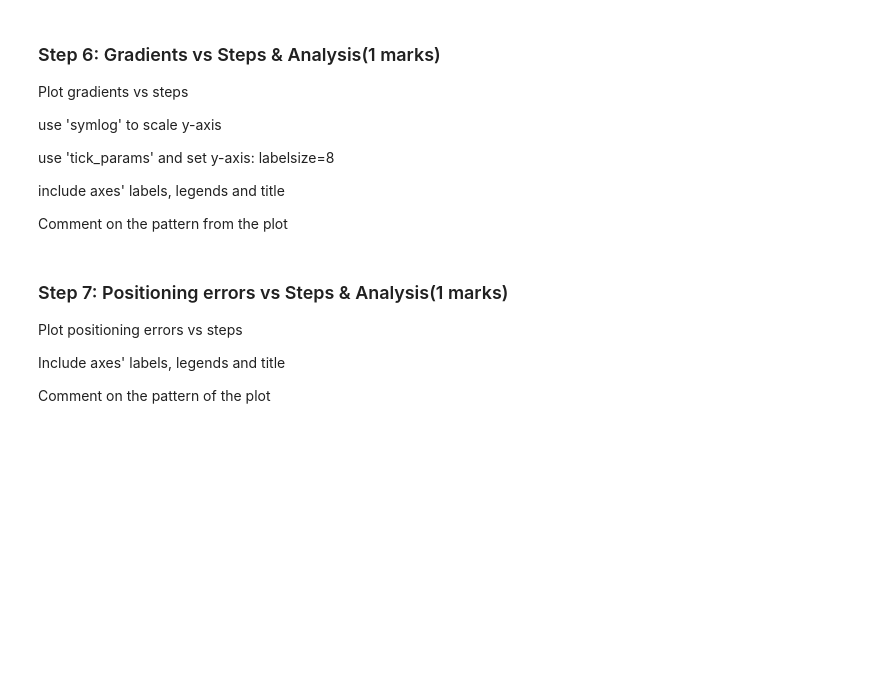
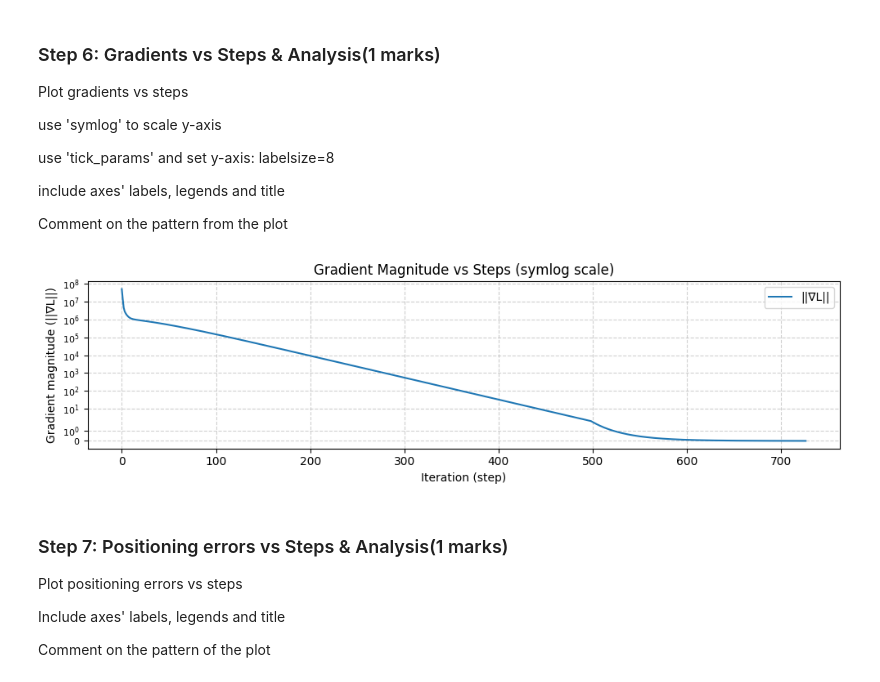
Before and after one commit to maryalrachid-ENGG680/ENGG680_2025_Fall, a Jupyter notebook: Lab_Assignment2/Assignment2_Upload.ipynb, the cells around one changed output. Drawn from its saved outputs; the diff is of its cells as text; code cells hidden in the pictures; blank space fills up the shorter version.

```diff
--- a/Lab_Assignment2/Assignment2_Upload.ipynb
+++ b/Lab_Assignment2/Assignment2_Upload.ipynb
@@ -566,3 +611,31 @@ plt.show()
+# %%
+# ---- Step 6: Gradients vs Steps & Analysis ----
+fig, ax = plt.subplots(1, 1, figsize=(10, 3))
+
+# Plot gradient magnitudes (L2 norm of gradient per iteration)
+grad_magnitudes = [np.linalg.norm(g) for g in arr_grad]
+ax.plot(range(len(grad_magnitudes)), grad_magnitudes, label='||∇L||')
+
+# Use symmetrical log scale for y-axis (to show both small and large gradient values)
+ax.set_yscale('symlog')
+
+# Style and labels
+ax.set_xlabel('Iteration (step)')
+ax.set_ylabel('Gradient magnitude (||∇L||)')
+ax.set_title('Gradient Magnitude vs Steps (symlog scale)')
+ax.legend()
+ax.tick_params(axis='y', labelsize=8)
+ax.grid(True, linestyle='--', alpha=0.6)
+fig.tight_layout()
+plt.show()
+
+# ---- Comment on the pattern ----
+# The gradient magnitude decreases rapidly in the initial steps, showing that
+# the algorithm is effectively minimizing the cost. As it converges, gradients
+# become very small and stabilize near zero, indicating that the model has
+# reached a local or global minimum.
+# %% [output]
+[figure, added]
 # %% [markdown]
 ### Step 7: Positioning errors vs Steps & Analysis(1 marks)
 Plot positioning errors vs steps
```
Also changed, not shown: parts of 15 cells of this notebook.
